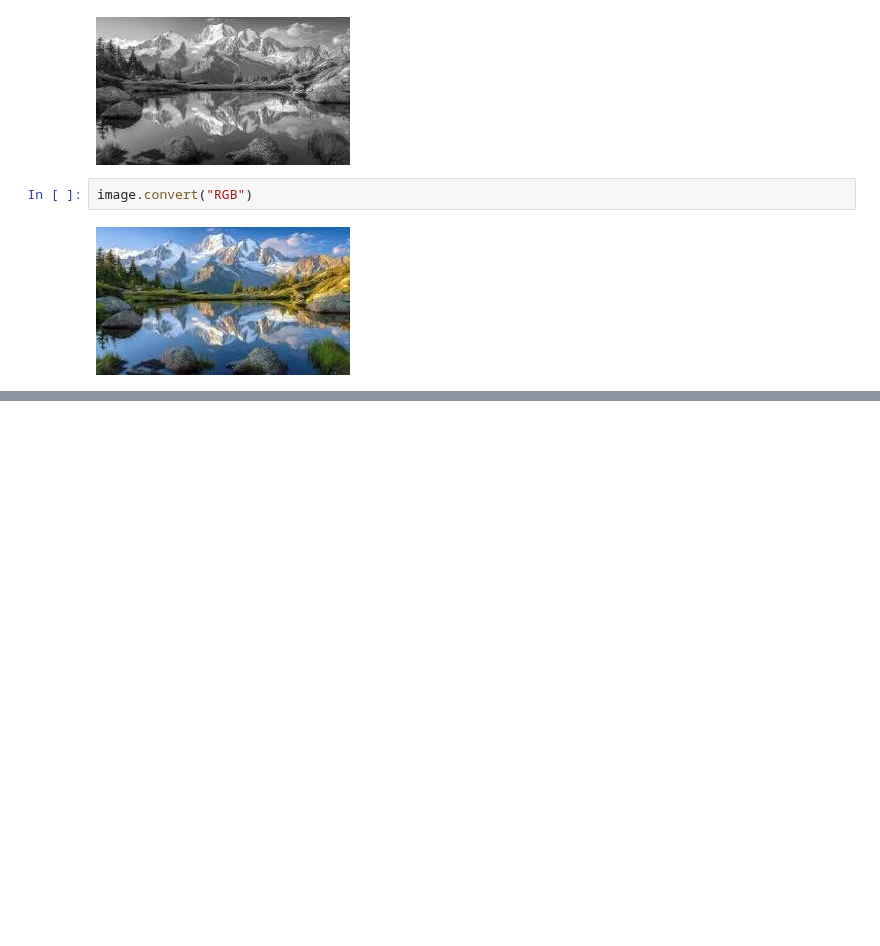
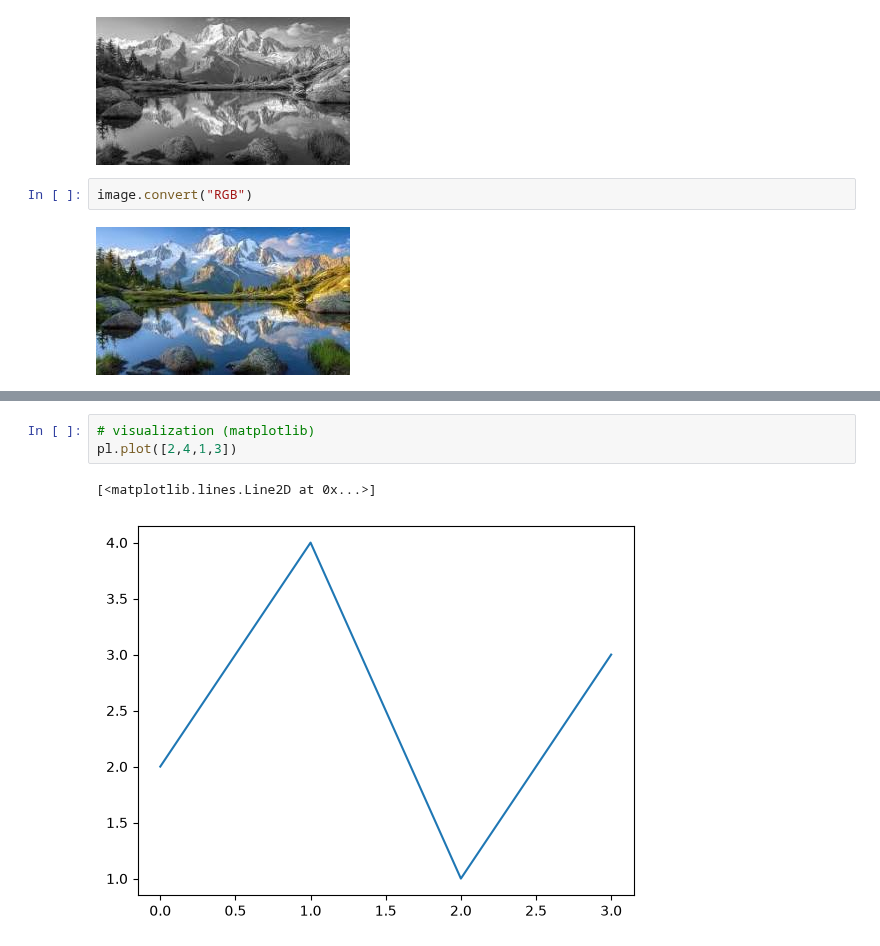
Before and after one commit to hemraj2613/Python-with-Data-Science, a Jupyter notebook: day22.ipynb, the cells around one changed output, grey strips where cells are left out. Cells and saved outputs as stored; diff of their text form; blank space fills up the shorter version.

Commit message:
Data Visualization

```diff
--- a/day22.ipynb
+++ b/day22.ipynb
@@ -227,0 +243,6 @@ image.convert("RGB")
+# %%
+# visualization (matplotlib)
+pl.plot([2,4,1,3])
+# %% [output]
+[<matplotlib.lines.Line2D at 0x...>]
+[figure, added]
```
Also changed, not shown: parts of 16 cells of this notebook.
